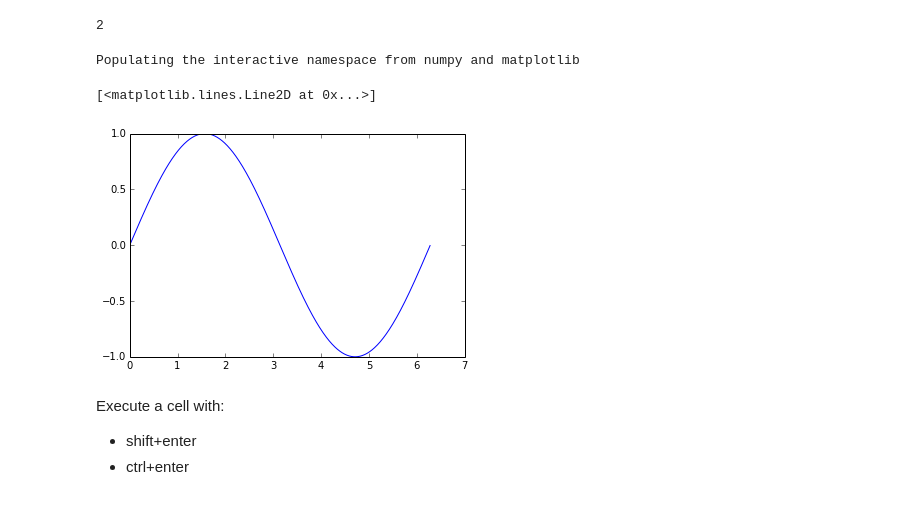
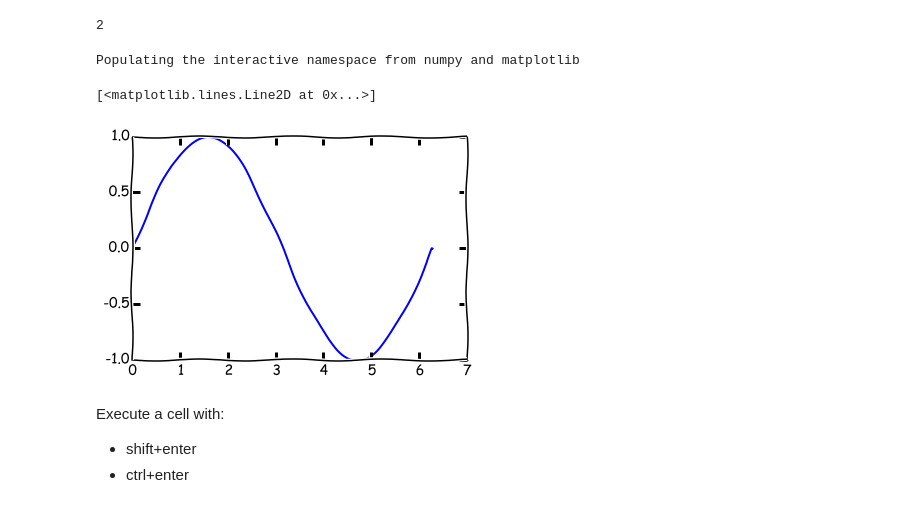
Before and after one commit to quasiben/dfwmeetup_2014, a Jupyter notebook: IPythonOverview.ipynb, the cells around one changed output. Cells and saved outputs as stored; diff of their text form; code cells hidden in the pictures.

```diff
--- a/IPythonOverview.ipynb
+++ b/IPythonOverview.ipynb
@@ -36,12 +36,13 @@
 # %%
 %pylab inline
 #(import numpy as np and matplotlib)
+plt.xkcd()
 x = np.arange(0,2*np.pi,.01)
 plt.plot(x,np.sin(x))
 # %% [output]
 Populating the interactive namespace from numpy and matplotlib
 [<matplotlib.lines.Line2D at 0x...>]
-[figure, old version]
+[figure, new version]
 # %% [markdown]
 Execute a cell with:
 - shift+enter
```
Also changed, not shown: parts of 19 cells of this notebook, 2 other files.
